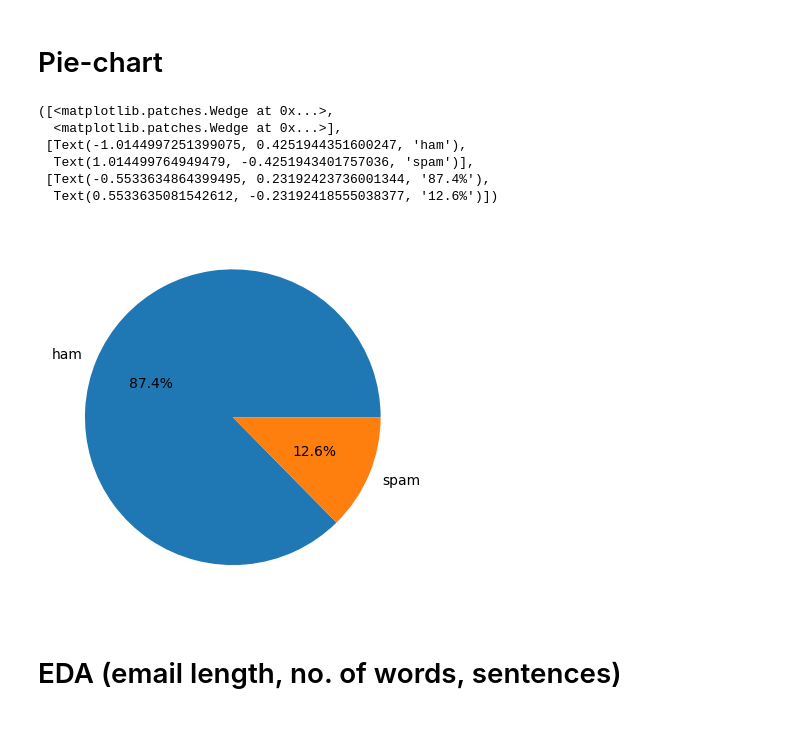
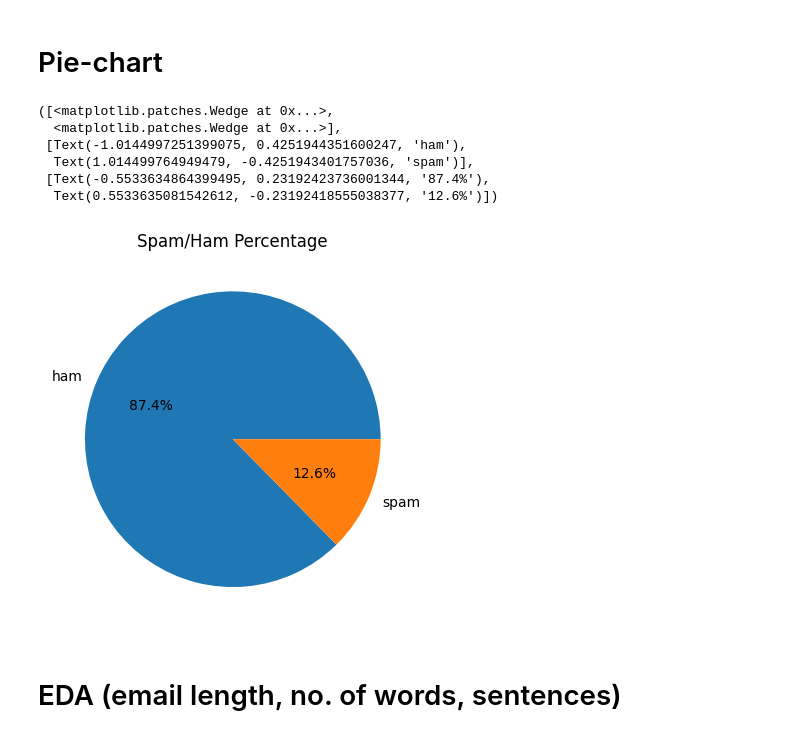
Before and after one commit to sameershrestha00/Spam-filter, a Jupyter notebook: spam_filter.ipynb, the cells around one changed output. Saved outputs shown, nothing was run; the diff lists cells and outputs as text; code cells hidden in the pictures.

```diff
--- a/spam_filter.ipynb
+++ b/spam_filter.ipynb
@@ -92,15 +100,16 @@ Name: count, dtype: int64
 # %% [markdown]
 # Pie-chart
 # %%
+plt.title('Spam/Ham Percentage')
 plt.pie(data['result'].value_counts(),labels = data['result'].value_counts().index, autopct='%1.1f%%')
 # %% [output]
 ([<matplotlib.patches.Wedge at 0x...>,
   <matplotlib.patches.Wedge at 0x...>],
  [Text(-1.0144997251399075, 0.4251944351600247, 'ham'),
   Text(1.014499764949479, -0.4251943401757036, 'spam')],
  [Text(-0.5533634864399495, 0.23192423736001344, '87.4%'),
   Text(0.5533635081542612, -0.23192418555038377, '12.6%')])
-[figure, old version]
+[figure, new version]
 # %% [markdown]
 # EDA (email length, no. of words, sentences)
 # %%
```
Also changed, not shown: parts of 9 cells of this notebook.
